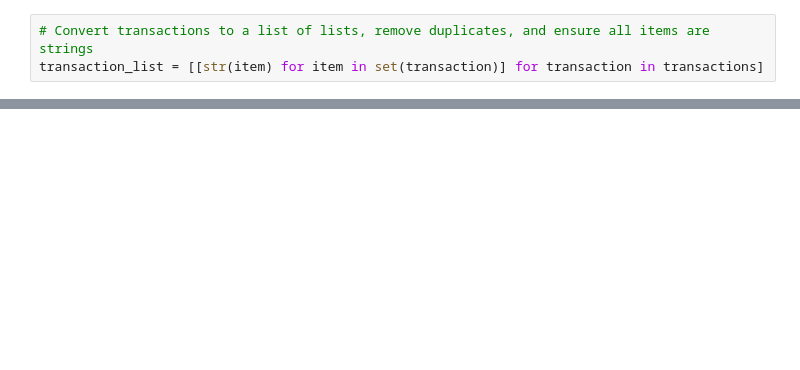
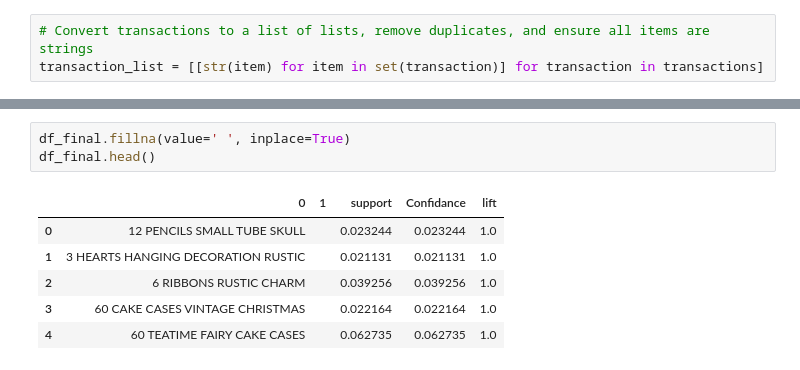
Before and after one commit to sakkhakna/IDM_Apriori, a Jupyter notebook: AprioriAlgorithm.ipynb, the cells around one changed output, grey strips where cells are left out. Drawn from its saved outputs; the diff is of its cells as text; blank space fills up the shorter version.

```diff
--- a/AprioriAlgorithm.ipynb
+++ b/AprioriAlgorithm.ipynb
@@ -284,0 +169,10 @@ else:
+# %%
+df_final.fillna(value=' ', inplace=True)
+df_final.head()
+# %% [output]
+|  | 0 | 1 | support | Confidance | lift |
+| 0 | 12 PENCILS SMALL TUBE SKULL |  | 0.023244 | 0.023244 | 1.0 |
+| 1 | 3 HEARTS HANGING DECORATION RUSTIC |  | 0.021131 | 0.021131 | 1.0 |
+| 2 | 6 RIBBONS RUSTIC CHARM |  | 0.039256 | 0.039256 | 1.0 |
+| 3 | 60 CAKE CASES VINTAGE CHRISTMAS |  | 0.022164 | 0.022164 | 1.0 |
+| 4 | 60 TEATIME FAIRY CAKE CASES |  | 0.062735 | 0.062735 | 1.0 |
```
Also changed, not shown: parts of 39 cells of this notebook, 1 other file.
